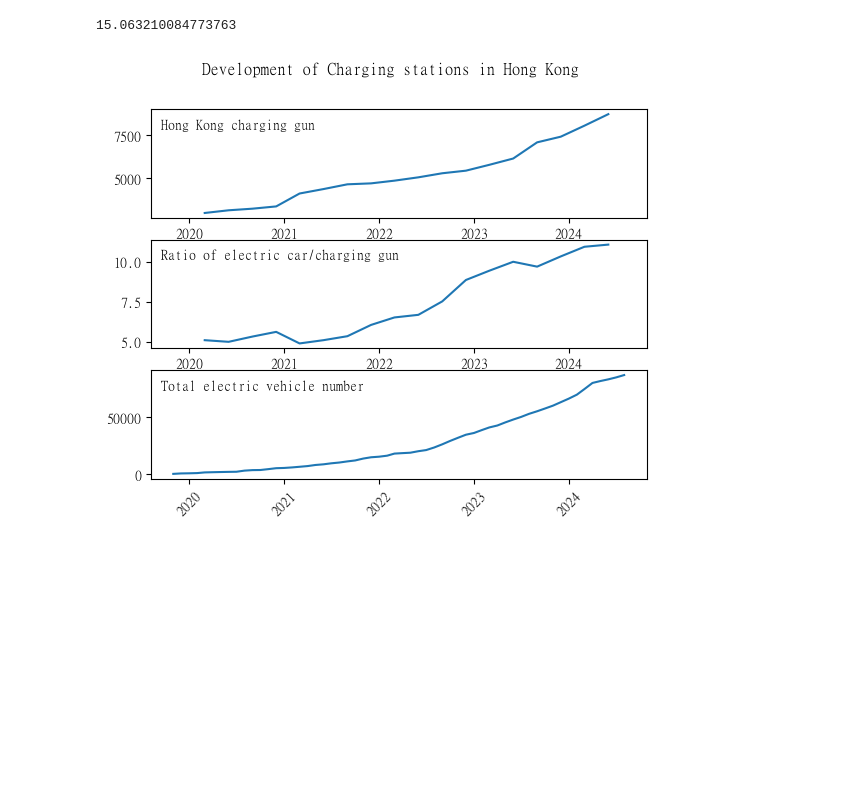
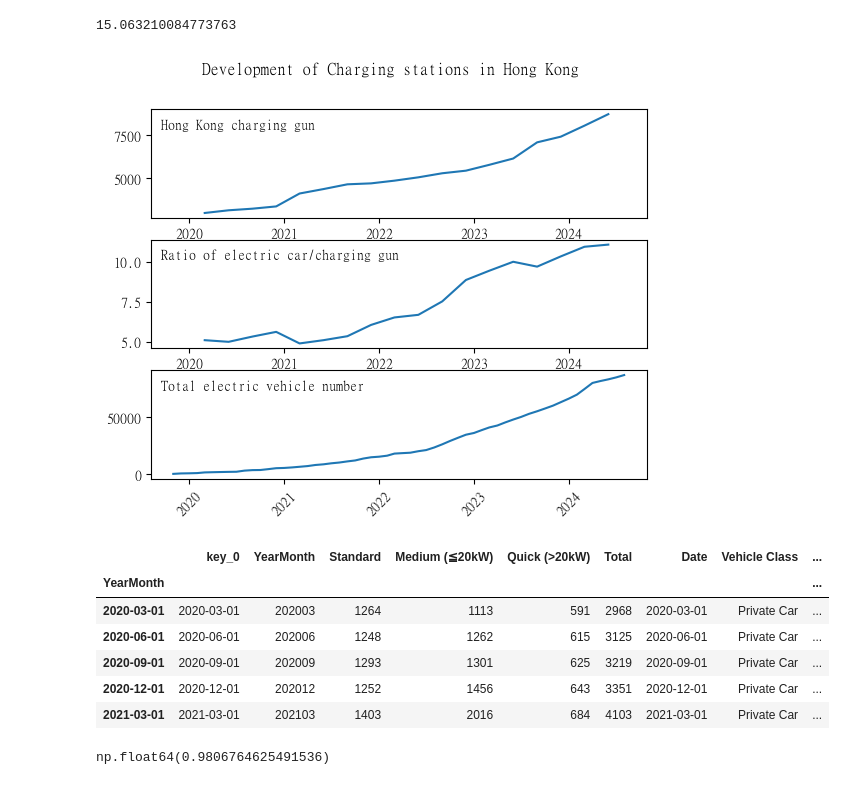
Before and after one commit to lilyleungch/erbscope99, a Jupyter notebook: FInalSubmission/FinalSubmission.ipynb, the cells around one changed output. Drawn from its saved outputs; the diff is of its cells as text; code cells hidden in the pictures; blank space fills up the shorter version.

```diff
--- a/FInalSubmission/FinalSubmission.ipynb
+++ b/FInalSubmission/FinalSubmission.ipynb
@@ -708,31 +708,42 @@ import math
 import pandas as pd
 import numpy as np
 import matplotlib.pyplot as plt
 import seaborn as sns
 #import plotly.express as px
 
 df = pd.read_csv('hk_ev_charger_summary.csv')
 df_hk = pd.read_csv('agg.csv')
 df_hk_electric = df_hk[(df_hk['Fuel Type']=='Electric') & (df_hk['Vehicle Class']=='Private Car')]
 df.index = pd.to_datetime(df['YearMonth'],format = '%Y%m')
 df.sort_index
 df_hk_electric.index = pd.to_datetime(df_hk_electric['Date'], format = '%Y-%m-%d')
 course2=df.merge(df_hk_electric, how='left', left_on=  df.index, right_on= df_hk_electric.index)
 course2.to_csv('course2.csv')
 course2['ratio']=(course2['Classified']+13403)/course2['Total']
 course2.index = pd.to_datetime(course2['YearMonth'],format = '%Y%m')
 ax1 = plt.subplot(311)
 ax1.plot( df.index, df.Total)
 ax1.set_title('Hong Kong charging gun', loc='left', y=0.75, x=0.02, fontsize='medium')
 ax2 = plt.subplot(312, sharex = ax1)
 ax2.plot(course2.index,course2['ratio'])
 ax2.set_title('Ratio of electric car/charging gun', loc='left', y=0.75, x=0.02, fontsize='medium')
 ax3 = plt.subplot(313, sharex = ax1)
 ax3.plot(df_hk_electric.index, df_hk_electric['Classified'])
 ax3.set_title('Total electric vehicle number', loc='left', y=0.75, x=0.02, fontsize='medium')
 plt.suptitle('Development of Charging stations in Hong Kong')
 plt.xticks(rotation=45)
 plt.show()
-#df.head()
+course2.head()
 # %% [output]
 [figure]
+|  | key_0 | YearMonth | Standard | Medium (≦20kW) | Quick (>20kW) | Total | Date | Vehicle Class | ... |
+| YearMonth |  |  |  |  |  |  |  |  | ... |
+| 2020-03-01 | 2020-03-01 | 202003 | 1264 | 1113 | 591 | 2968 | 2020-03-01 | Private Car | ... |
+| 2020-06-01 | 2020-06-01 | 202006 | 1248 | 1262 | 615 | 3125 | 2020-06-01 | Private Car | ... |
+| 2020-09-01 | 2020-09-01 | 202009 | 1293 | 1301 | 625 | 3219 | 2020-09-01 | Private Car | ... |
+| 2020-12-01 | 2020-12-01 | 202012 | 1252 | 1456 | 643 | 3351 | 2020-12-01 | Private Car | ... |
+| 2021-03-01 | 2021-03-01 | 202103 | 1403 | 2016 | 684 | 4103 | 2021-03-01 | Private Car | ... |
+# %%
+course2['Total'].corr(course2['Classified'])
+# %% [output]
+np.float64(0.9806764625491536)
```
Also changed, not shown: parts of 5 cells of this notebook, 4 other files.
